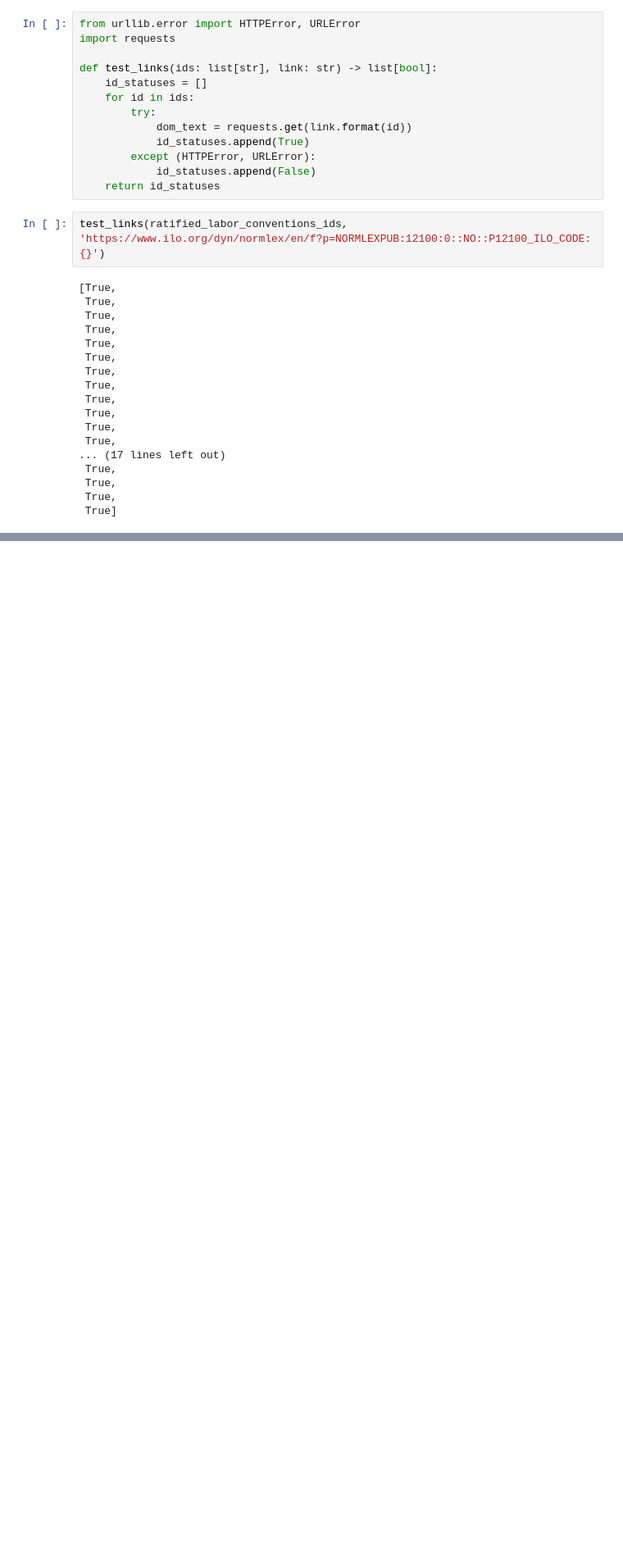
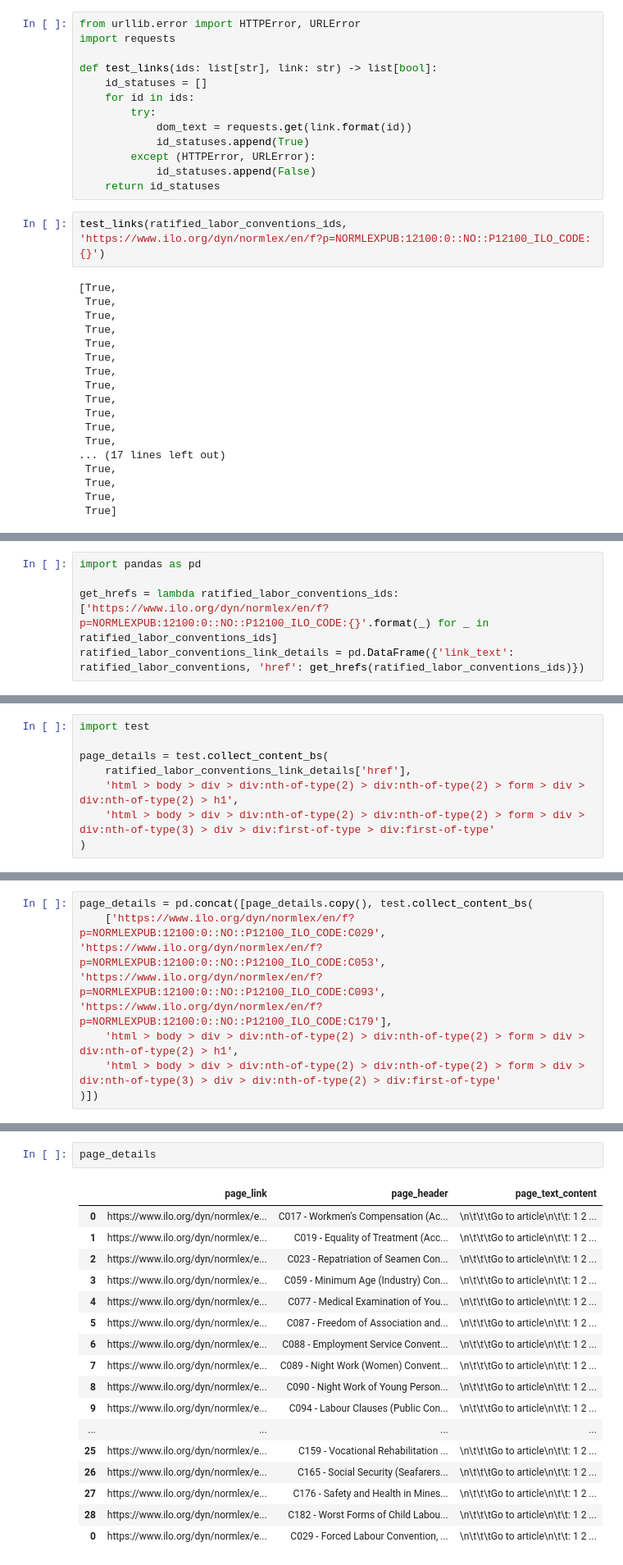
Before and after one commit to 08Aristodemus24/RS-for-labor-related-cases, a Jupyter notebook: data_etl_scripts/international_labor_law_resources.ipynb, the cells around one changed output, grey strips where cells are left out. Shown at 82% size. Drawn from its saved outputs; the diff is of its cells as text; blank space fills up the shorter version.

Commit message:
updated notebook for itnernational labor law resources

```diff
--- a/data_etl_scripts/international_labor_law_resources.ipynb
+++ b/data_etl_scripts/international_labor_law_resources.ipynb
@@ -315,0 +316,5 @@ Above links work. So using the ratified_labor_conventions_ids append it to the l
+# %%
+import pandas as pd
+
+get_hrefs = lambda ratified_labor_conventions_ids: ['https://www.ilo.org/dyn/normlex/en/f?p=NORMLEXPUB:12100:0::NO::P12100_ILO_CODE:{}'.format(_) for _ in ratified_labor_conventions_ids]
+ratified_labor_conventions_link_details = pd.DataFrame({'link_text': ratified_labor_conventions, 'href': get_hrefs(ratified_labor_conventions_ids)})
@@ -315,0 +354,8 @@ Above links work. So using the ratified_labor_conventions_ids append it to the l
+# %%
+import test
+
+page_details = test.collect_content_bs(
+    ratified_labor_conventions_link_details['href'],
+    'html > body > div > div:nth-of-type(2) > div:nth-of-type(2) > form > div > div:nth-of-type(2) > h1',
+    'html > body > div > div:nth-of-type(2) > div:nth-of-type(2) > form > div > div:nth-of-type(3) > div > div:first-of-type > div:first-of-type'
+)
@@ -315,0 +388,6 @@ Above links work. So using the ratified_labor_conventions_ids append it to the l
+# %%
+page_details = pd.concat([page_details.copy(), test.collect_content_bs(
+    ['https://www.ilo.org/dyn/normlex/en/f?p=NORMLEXPUB:12100:0::NO::P12100_ILO_CODE:C029', 'https://www.ilo.org/dyn/normlex/en/f?p=NORMLEXPUB:12100:0::NO::P12100_ILO_CODE:C053', 'https://www.ilo.org/dyn/normlex/en/f?p=NORMLEXPUB:12100:0::NO::P12100_ILO_CODE:C093', 'https://www.ilo.org/dyn/normlex/en/f?p=NORMLEXPUB:12100:0::NO::P12100_ILO_CODE:C179'],
+    'html > body > div > div:nth-of-type(2) > div:nth-of-type(2) > form > div > div:nth-of-type(2) > h1',
+    'html > body > div > div:nth-of-type(2) > div:nth-of-type(2) > form > div > div:nth-of-type(3) > div > div:nth-of-type(2) > div:first-of-type'
+)])
@@ -315,0 +412,20 @@ Above links work. So using the ratified_labor_conventions_ids append it to the l
+# %%
+page_details
+# %% [output]
+|  | page_link | page_header | page_text_content |
+| 0 | https://www.ilo.org/dyn/normlex/e... | C017 - Workmen's Compensation (Ac... | \n\t\t\tGo to article\n\t\t: 1 2 ... |
+| 1 | https://www.ilo.org/dyn/normlex/e... | C019 - Equality of Treatment (Acc... | \n\t\t\tGo to article\n\t\t: 1 2 ... |
+| 2 | https://www.ilo.org/dyn/normlex/e... | C023 - Repatriation of Seamen Con... | \n\t\t\tGo to article\n\t\t: 1 2 ... |
+| 3 | https://www.ilo.org/dyn/normlex/e... | C059 - Minimum Age (Industry) Con... | \n\t\t\tGo to article\n\t\t: 1 2 ... |
+| 4 | https://www.ilo.org/dyn/normlex/e... | C077 - Medical Examination of You... | \n\t\t\tGo to article\n\t\t: 1 2 ... |
+| 5 | https://www.ilo.org/dyn/normlex/e... | C087 - Freedom of Association and... | \n\t\t\tGo to article\n\t\t: 1 2 ... |
+| 6 | https://www.ilo.org/dyn/normlex/e... | C088 - Employment Service Convent... | \n\t\t\tGo to article\n\t\t: 1 2 ... |
+| 7 | https://www.ilo.org/dyn/normlex/e... | C089 - Night Work (Women) Convent... | \n\t\t\tGo to article\n\t\t: 1 2 ... |
+| 8 | https://www.ilo.org/dyn/normlex/e... | C090 - Night Work of Young Person... | \n\t\t\tGo to article\n\t\t: 1 2 ... |
+| 9 | https://www.ilo.org/dyn/normlex/e... | C094 - Labour Clauses (Public Con... | \n\t\t\tGo to article\n\t\t: 1 2 ... |
+| ... | ... | ... | ... |
+| 25 | https://www.ilo.org/dyn/normlex/e... | C159 - Vocational Rehabilitation ... | \n\t\t\tGo to article\n\t\t: 1 2 ... |
+| 26 | https://www.ilo.org/dyn/normlex/e... | C165 - Social Security (Seafarers... | \n\t\t\tGo to article\n\t\t: 1 2 ... |
+| 27 | https://www.ilo.org/dyn/normlex/e... | C176 - Safety and Health in Mines... | \n\t\t\tGo to article\n\t\t: 1 2 ... |
+| 28 | https://www.ilo.org/dyn/normlex/e... | C182 - Worst Forms of Child Labou... | \n\t\t\tGo to article\n\t\t: 1 2 ... |
+| 0 | https://www.ilo.org/dyn/normlex/e... | C029 - Forced Labour Convention, ... | \n\t\t\tGo to article\n\t\t: 1 2 ... |
```
Also changed, not shown: parts of 14 cells of this notebook.
